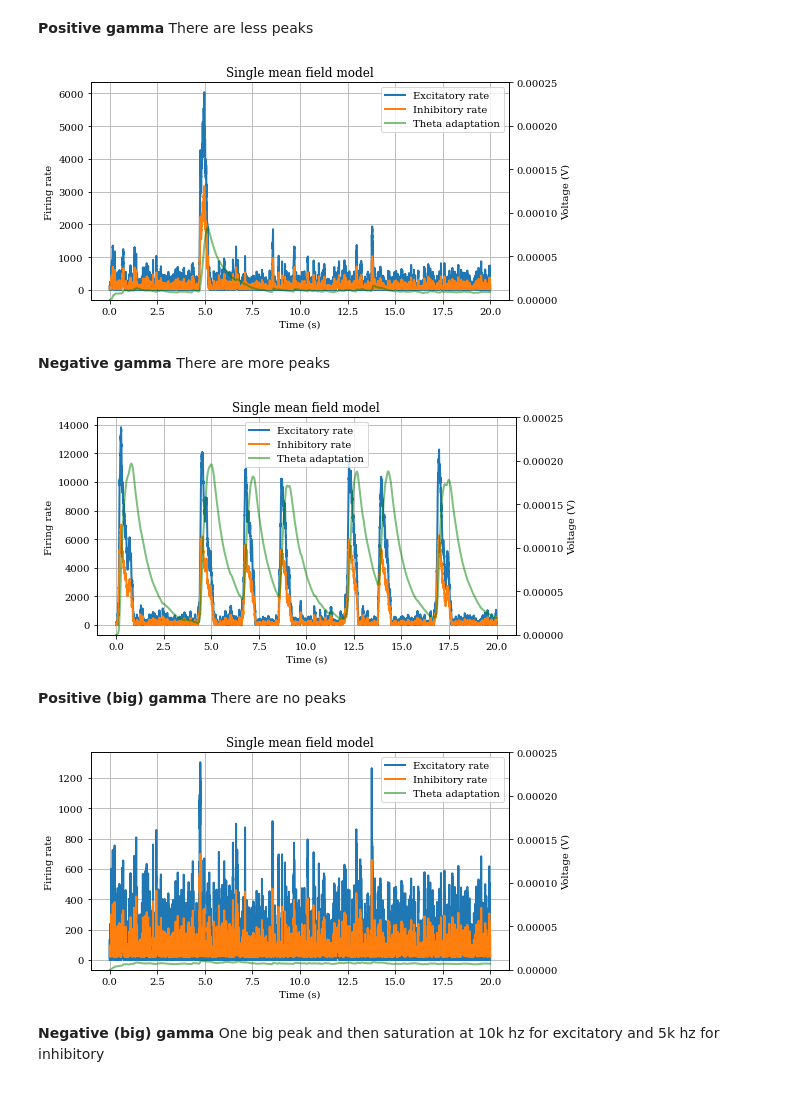
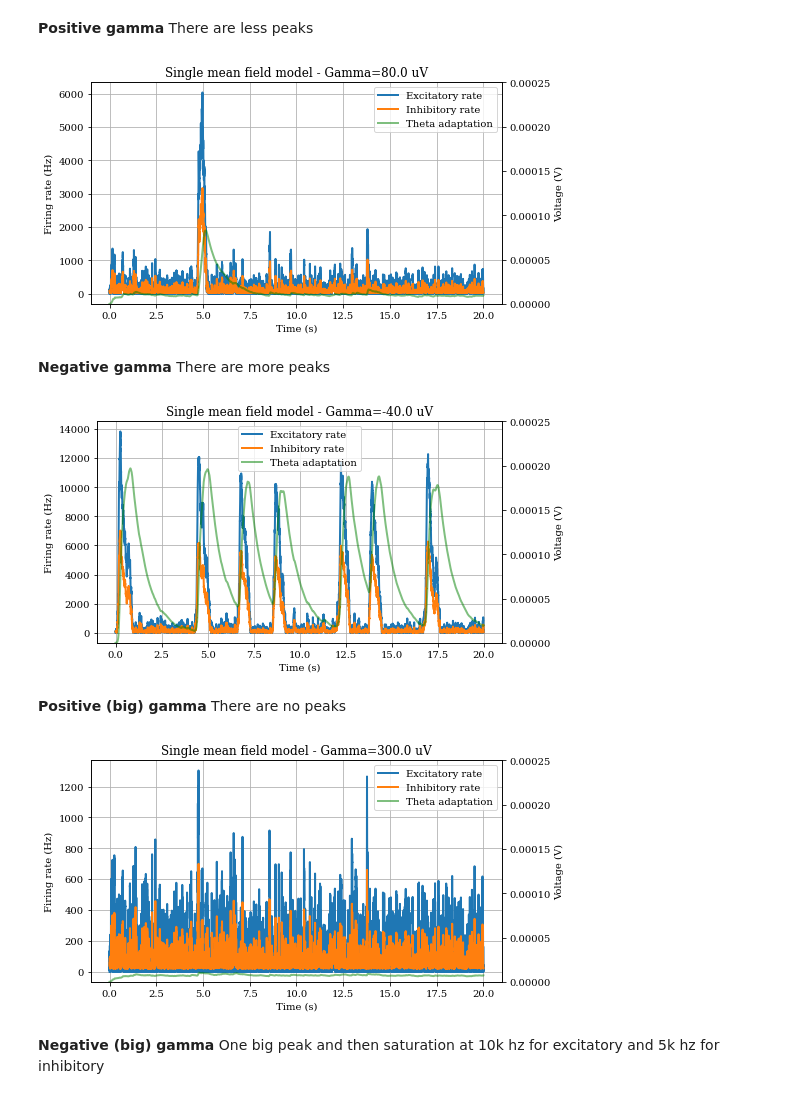
Before and after one commit to jaumecolomhernandez/exogenous-ephaptic-coupling, a Jupyter notebook: notebooks/20210419_model_analysis.ipynb, the cells around one changed output. Cells and saved outputs as stored; diff of their text form; code cells hidden in the pictures.

```diff
--- a/notebooks/20210419_model_analysis.ipynb
+++ b/notebooks/20210419_model_analysis.ipynb
@@ -168,7 +169,7 @@ solution = np.array(solution)
 time = np.arange(solution.shape[0]) * dt
 # %%
 # plot
-def plot_single(time, solution):
+def plot_single(time, solution, title, savefig=None):
     fig, ax = plt.subplots(figsize=(7.5,4))
     l1 = ax.plot(time, solution[:,0], label="Excitatory rate", lw=2.0)[0]
     l2 = ax.plot(time, solution[:,1], label="Inhibitory rate", lw=2.0)[0]
@@ -180,13 +181,18 @@ def plot_single(time, solution):
     lines = [l1,l2,l3]
 
     ax.legend(lines, [l.get_label() for l in lines])
-    ax.set(title=f"Single mean field model",
+    ax.set(title=title,
            xlabel="Time (s)",
-           ylabel="Firing rate")
+           ylabel="Firing rate (Hz)")
     ax2.set(ylabel="Voltage (V)")
     ax.grid()
 
+    fig.tight_layout()
+
     fig.show()
 
-plot_single(time, solution)
+    if savefig:
+        fig.savefig(f'./img/{savefig}')
+
+plot_single(time, solution, title=f'Single mean field model - Gamma={gamma/uV} uV',savefig='0gamma_single.pdf')
 # %% [output]
@@ -240,23 +246,23 @@ def run_single(model, seed=100, rexc_i=100*Hz, rinh_i=100*Hz, theta_i=0*mV, gamm
 **Positive gamma** There are less peaks
 # %%
 time, solution = run_single(model, gamma=80*uV)
-plot_single(time, solution)
+plot_single(time, solution, title=f'Single mean field model - Gamma={80.0} uV',savefig='80gamma_single.pdf')
 # %% [output]
-[figure, old version]
+[figure, new version]
 # %% [markdown]
 **Negative gamma** There are more peaks
 # %%
 time, solution = run_single(model, gamma=-40*uV)
-plot_single(time, solution)
+plot_single(time, solution, title=f'Single mean field model - Gamma={-40.0} uV',savefig='-40gamma_single.pdf')
 # %% [output]
-[figure, old version]
+[figure, new version]
 # %% [markdown]
 **Positive (big) gamma** There are no peaks
 # %%
 time, solution = run_single(model, gamma=300*uV)
-plot_single(time, solution)
+plot_single(time, solution, title=f'Single mean field model - Gamma={300.0} uV',savefig='300gamma_single.pdf')
 # %% [output]
-[figure, old version]
+[figure, new version]
 # %% [markdown]
 **Negative (big) gamma** One big peak and then saturation at 10k hz for excitatory and 5k hz for inhibitory
 # %%
```
Also changed, not shown: parts of 45 cells of this notebook, 16 other files.
